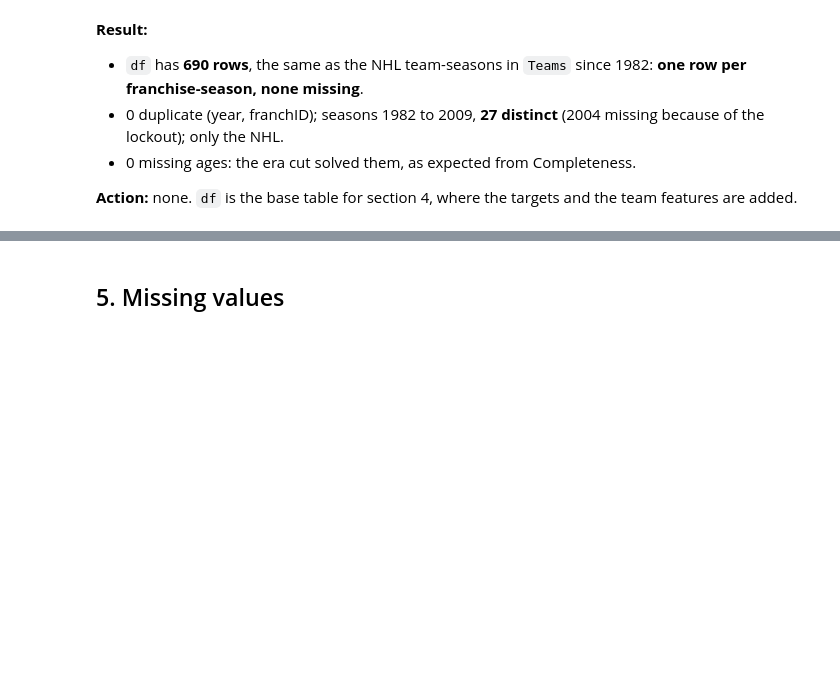
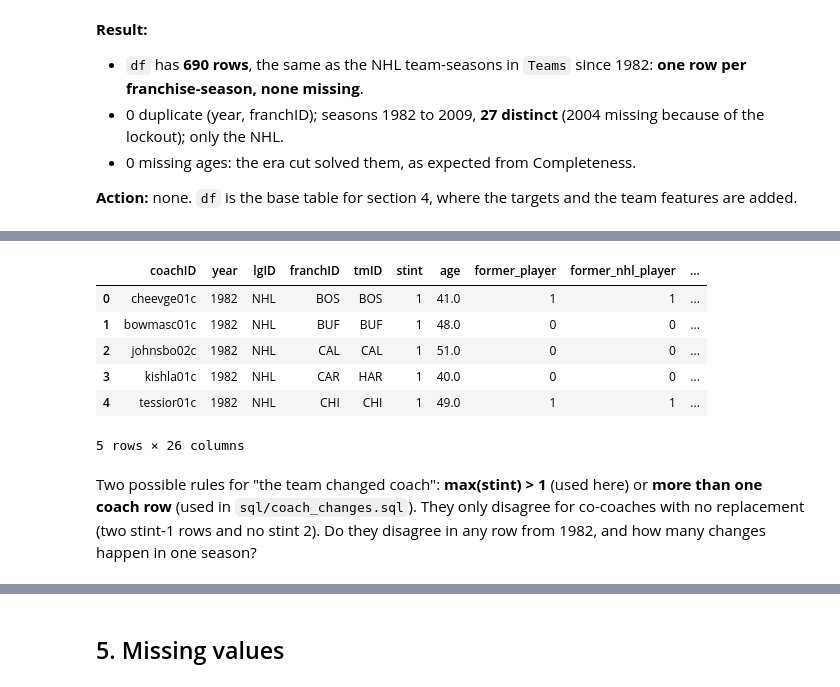
Before and after one commit to LuisBento2005/AC_DataMining, a Jupyter notebook: notebooks/03_data_preparation.ipynb, the cells around one changed output, grey strips where cells are left out. Drawn from its saved outputs; the diff is of its cells as text; code cells hidden in the pictures; blank space fills up the shorter version.

```diff
--- a/notebooks/03_data_preparation.ipynb
+++ b/notebooks/03_data_preparation.ipynb
@@ -1967,0 +2031,7 @@ Missing age: 0
+# %%
+dataset["target_pts_pct_rel"] = (
+    dataset["target_pts_pct"]
+    - dataset.groupby("year")["target_pts_pct"].transform("mean")
+)
+
+dataset[["year", "franchID", "target_pts_pct", "target_pts_pct_rel"]].head()
@@ -1967,0 +2085,36 @@ Missing age: 0
+# %%
+targets_b = q("""
+    SELECT
+        c.year,
+        t.franchID,
+        MAX(c.stint) AS max_stint,
+        COUNT(*) AS n_coach_rows,
+        MAX(c.stint) > 1 AS target_coach_changes_during
+    FROM Coaches c
+    INNER JOIN Teams t
+        ON t.year = c.year
+        AND t.tmID = c.tmID
+        AND t.lgID = c.lgID
+    WHERE c.year >= 1982 AND c.lgID = "NHL"
+    GROUP BY c.year, t.franchID
+""")
+
+dataset = pd.merge(
+    dataset,
+    targets_b[["year", "franchID", "target_coach_changes_during"]],
+    on=["year", "franchID"],
+    how="left",
+    validate="one_to_one",
+)
+
+dataset.head()
+# %% [output]
+|  | coachID | year | lgID | franchID | tmID | stint | age | former_player | former_nhl_player | ... |
+| 0 | cheevge01c | 1982 | NHL | BOS | BOS | 1 | 41.0 | 1 | 1 | ... |
+| 1 | bowmasc01c | 1982 | NHL | BUF | BUF | 1 | 48.0 | 0 | 0 | ... |
+| 2 | johnsbo02c | 1982 | NHL | CAL | CAL | 1 | 51.0 | 0 | 0 | ... |
+| 3 | kishla01c | 1982 | NHL | CAR | HAR | 1 | 40.0 | 0 | 0 | ... |
+| 4 | tessior01c | 1982 | NHL | CHI | CHI | 1 | 49.0 | 1 | 1 | ... |
+5 rows × 26 columns
+# %% [markdown]
+Two possible rules for "the team changed coach": **max(stint) > 1** (used here) or **more than one coach row** (used in `sql/coach_changes.sql`). They only disagree for co-coaches with no replacement (two stint-1 rows and no stint 2). Do they disagree in any row from 1982, and how many changes happen in one season?
```
Also changed, not shown: parts of 54 cells of this notebook.
